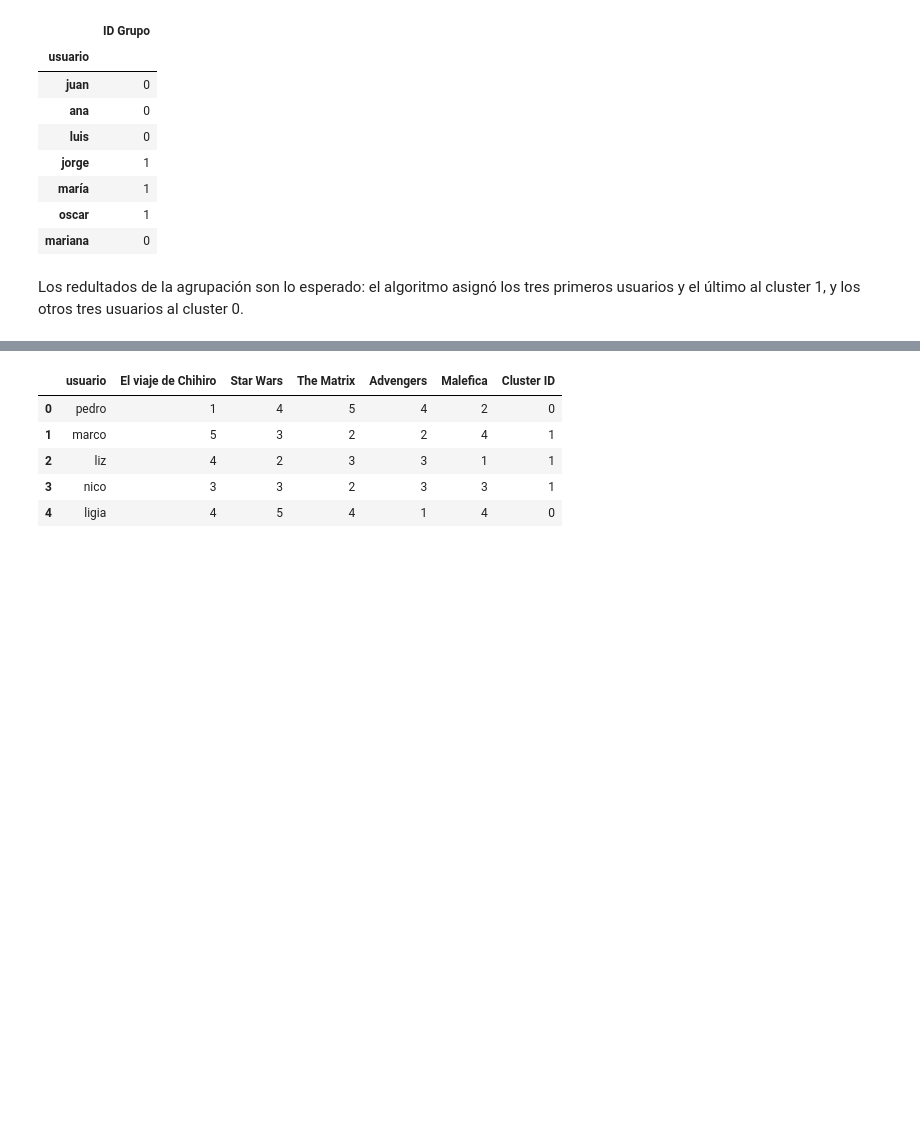
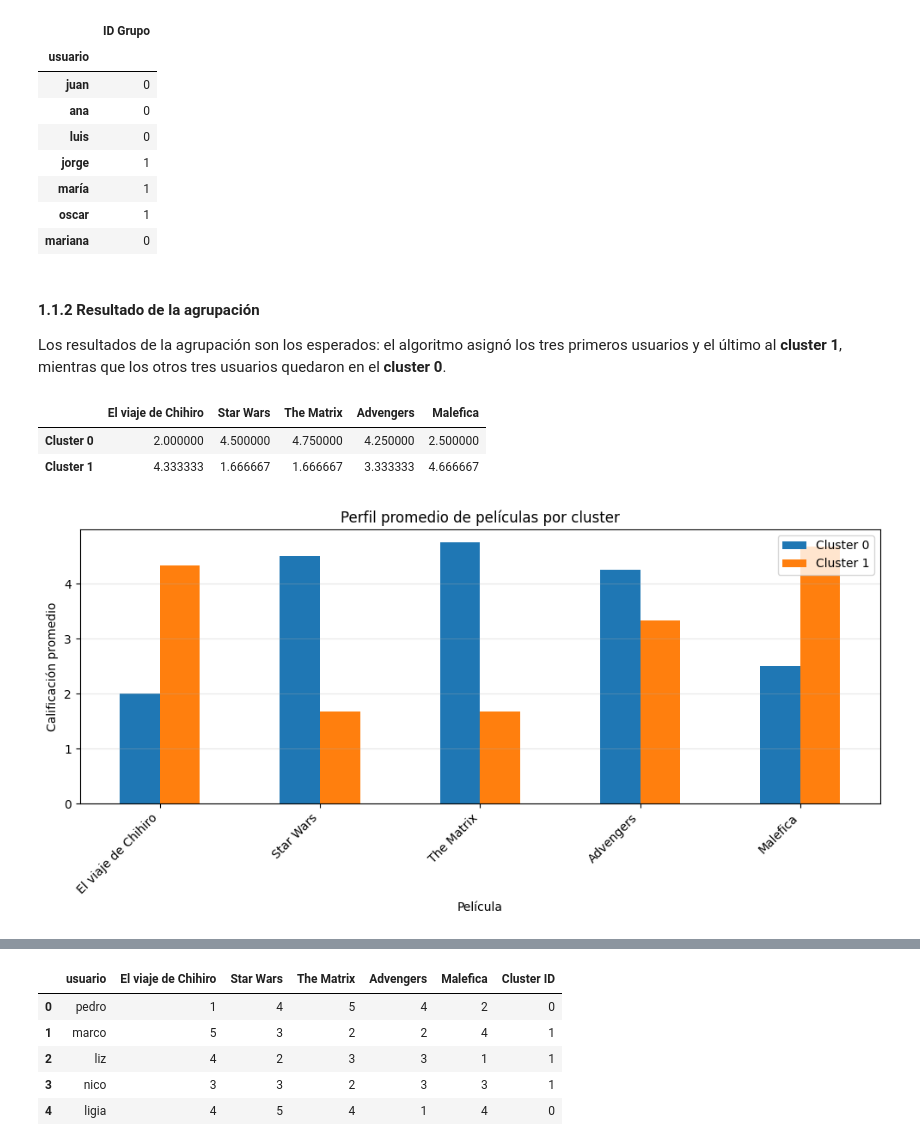
Before and after one commit to Locotin/data-mining, a Jupyter notebook: Actividades/Taller Agrupación/agrupacionMD.ipynb, the cells around one changed output, grey strips where cells are left out. Drawn from its saved outputs; the diff is of its cells as text; code cells hidden in the pictures; blank space fills up the shorter version.

```diff
--- a/Actividades/Taller Agrupación/agrupacionMD.ipynb
+++ b/Actividades/Taller Agrupación/agrupacionMD.ipynb
@@ -55,4 +80,6 @@ pd.DataFrame(labels, index=peliculas.usuario, columns=['ID Grupo'])
 | oscar | 1 |
 | mariana | 0 |
 # %% [markdown]
-Los redultados de la agrupación son lo esperado: el algoritmo asignó los tres primeros usuarios y el último al cluster 1, y los otros tres usuarios al cluster 0.
+#### 1.1.2 Resultado de la agrupación
+
+Los resultados de la agrupación son los esperados: el algoritmo asignó los tres primeros usuarios y el último al **cluster 1**, mientras que los otros tres usuarios quedaron en el **cluster 0**.
@@ -61,2 +86,23 @@ Los redultados de la agrupación son lo esperado: el algoritmo asignó los tres
+# %%
+# Visualización del perfil medio de cada cluster
+centroids_df = pd.DataFrame(
+    k_means.cluster_centers_,
+    columns=data.columns,
+    index=[f"Cluster {i}" for i in range(k_means.n_clusters)],
+)
+
+ax = centroids_df.T.plot(kind="bar", figsize=(10, 5))
+ax.set_title("Perfil promedio de películas por cluster")
+ax.set_xlabel("Película")
+ax.set_ylabel("Calificación promedio")
+ax.grid(axis="y", alpha=0.3)
+plt.xticks(rotation=45, ha="right")
+plt.tight_layout()
+centroids_df
+# %% [output]
+|  | El viaje de Chihiro | Star Wars | The Matrix | Advengers | Malefica |
+| Cluster 0 | 2.000000 | 4.500000 | 4.750000 | 4.250000 | 2.500000 |
+| Cluster 1 | 4.333333 | 1.666667 | 1.666667 | 3.333333 | 4.666667 |
+[figure, added]
 # %%
 centroids = k_means.cluster_centers_
```
Also changed, not shown: parts of 91 cells of this notebook, 3 other files.
